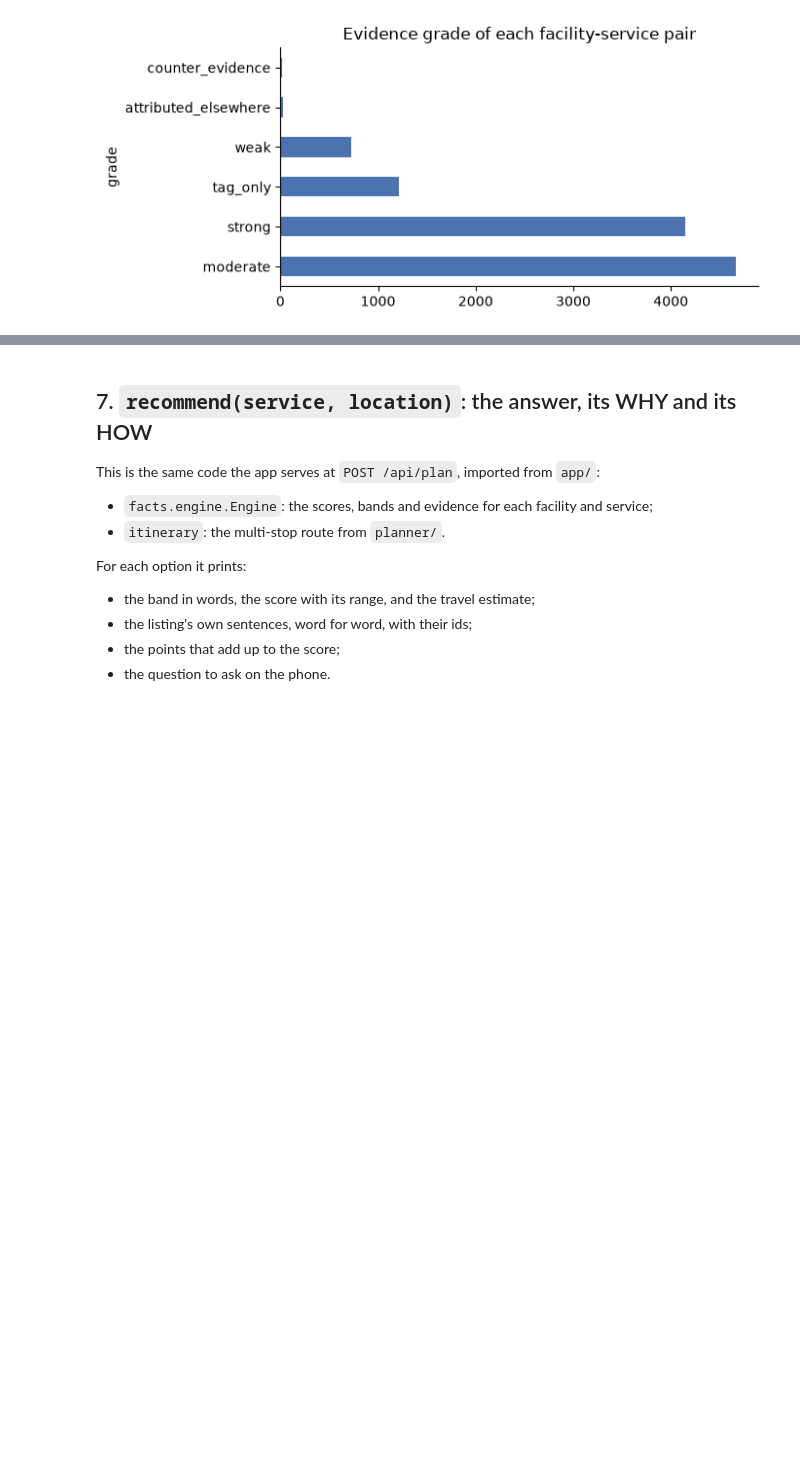
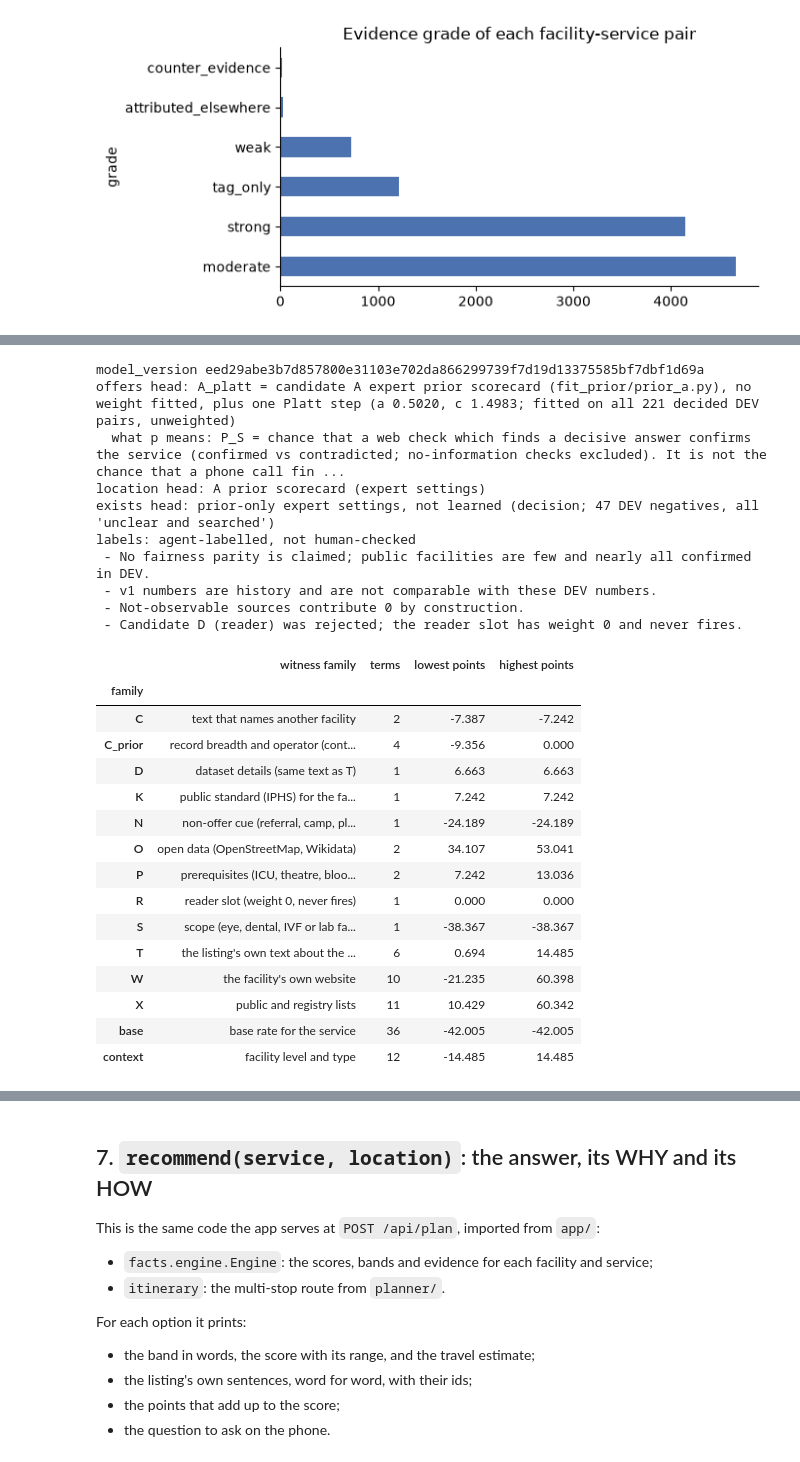
Before and after one commit to LordKarV/databricksdatathon, a Jupyter notebook: submission/referral_saathi.ipynb, the cells around one changed output, grey strips where cells are left out. Cells and saved outputs as stored; diff of their text form; code cells hidden in the pictures; blank space fills up the shorter version.

```diff
--- a/submission/referral_saathi.ipynb
+++ b/submission/referral_saathi.ipynb
@@ -345,0 +344,49 @@ What did not work (from the statistical review):
+# %%
+card = json.loads((ROOT / "derived/v2/model_card.json").read_text())
+FAMILY = {"base": "base rate for the service", "T": "the listing's own text about the service",
+          "C": "text that names another facility", "C_prior": "record breadth and operator (contamination prior)",
+          "N": "non-offer cue (referral, camp, plan, negation)", "S": "scope (eye, dental, IVF or lab facility)",
+          "P": "prerequisites (ICU, theatre, blood bank)", "X": "public and registry lists",
+          "W": "the facility's own website", "O": "open data (OpenStreetMap, Wikidata)",
+          "D": "dataset details (same text as T)", "K": "public standard (IPHS) for the facility's level",
+          "R": "reader slot (weight 0, never fires)", "context": "facility level and type"}
+platt = card["service_head"]["platt"]
+print("model_version", card["model_version"])
+print(f"offers head: {card['selected']} = {card['service_head']['base_scorecard']}, plus one Platt step "
+      f"(a {platt['a']:.4f}, c {platt['c']:.4f}; fitted on {platt['fitted_on']})")
+print("  what p means:", card["selected_meaning"])
+print("location head:", card["location_head"]["shipped"])
+print("exists head:", card["existence_head"])
+print("labels:", card["label_provenance"]["wording"])
+for c in card["caveats"]:
+    print(" -", c)
+fam = pd.DataFrame(card["per_family_points"])
+fam.insert(1, "witness family", fam.family.map(FAMILY))
+display(fam.rename(columns={"count": "terms", "min": "lowest points", "max": "highest points"}).set_index("family"))
+# %% [output]
+model_version eed29abe3b7d857800e31103e702da866299739f7d19d13375585bf7dbf1d69a
+offers head: A_platt = candidate A expert prior scorecard (fit_prior/prior_a.py), no weight fitted, plus one Platt step (a 0.5020, c 1.4983; fitted on all 221 decided DEV pairs, unweighted)
+  what p means: P_S = chance that a web check which finds a decisive answer confirms the service (confirmed vs contradicted; no-information checks excluded). It is not the chance that a phone call fin ...
+location head: A prior scorecard (expert settings)
+exists head: prior-only expert settings, not learned (decision; 47 DEV negatives, all 'unclear and searched')
+labels: agent-labelled, not human-checked
+ - No fairness parity is claimed; public facilities are few and nearly all confirmed in DEV.
+ - v1 numbers are history and are not comparable with these DEV numbers.
+ - Not-observable sources contribute 0 by construction.
+ - Candidate D (reader) was rejected; the reader slot has weight 0 and never fires.
+|  | witness family | terms | lowest points | highest points |
+| family |  |  |  |  |
+| C | text that names another facility | 2 | -7.387 | -7.242 |
+| C_prior | record breadth and operator (cont... | 4 | -9.356 | 0.000 |
+| D | dataset details (same text as T) | 1 | 6.663 | 6.663 |
+| K | public standard (IPHS) for the fa... | 1 | 7.242 | 7.242 |
+| N | non-offer cue (referral, camp, pl... | 1 | -24.189 | -24.189 |
+| O | open data (OpenStreetMap, Wikidata) | 2 | 34.107 | 53.041 |
+| P | prerequisites (ICU, theatre, bloo... | 2 | 7.242 | 13.036 |
+| R | reader slot (weight 0, never fires) | 1 | 0.000 | 0.000 |
+| S | scope (eye, dental, IVF or lab fa... | 1 | -38.367 | -38.367 |
+| T | the listing's own text about the ... | 6 | 0.694 | 14.485 |
+| W | the facility's own website | 10 | -21.235 | 60.398 |
+| X | public and registry lists | 11 | 10.429 | 60.342 |
+| base | base rate for the service | 36 | -42.005 | -42.005 |
+| context | facility level and type | 12 | -14.485 | 14.485 |
```
Also changed, not shown: parts of 38 cells of this notebook, 3 other files.
